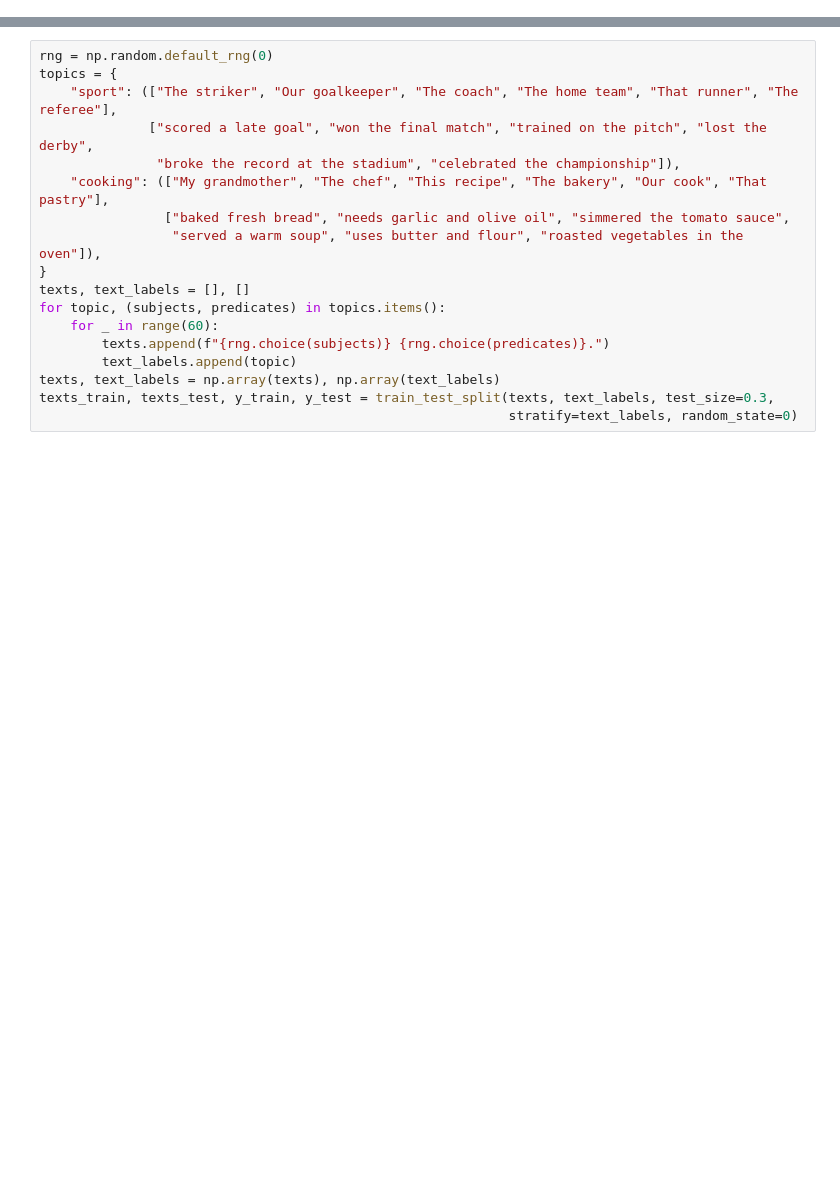
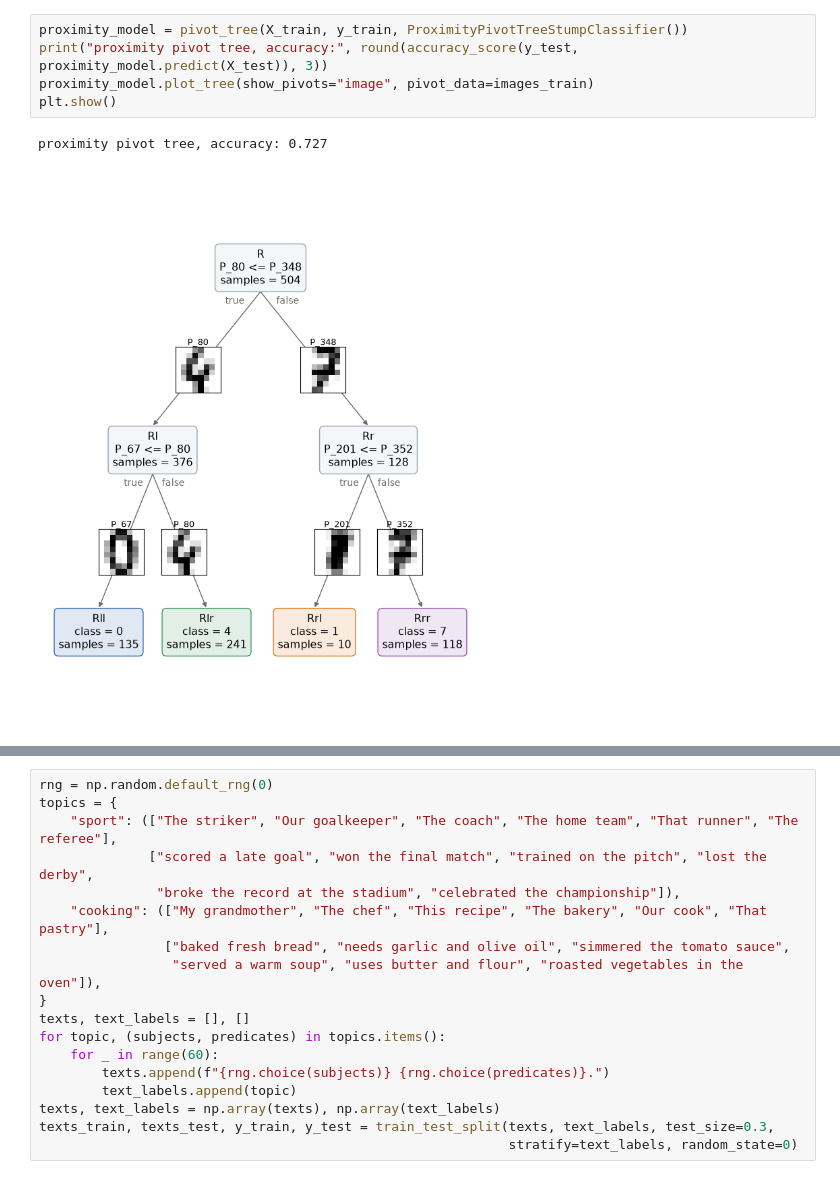
Before and after one commit to fismimosa/RuleTree, a Jupyter notebook: Examples/PivotTree_data_types.ipynb, the cells around one changed output, grey strips where cells are left out. Cells and saved outputs as stored; diff of their text form; blank space fills up the shorter version.

```diff
--- a/Examples/PivotTree_data_types.ipynb
+++ b/Examples/PivotTree_data_types.ipynb
@@ -158,3 +101,11 @@ accuracy: 0.727
+# %%
+proximity_model = pivot_tree(X_train, y_train, ProximityPivotTreeStumpClassifier())
+print("proximity pivot tree, accuracy:", round(accuracy_score(y_test, proximity_model.predict(X_test)), 3))
+proximity_model.plot_tree(show_pivots="image", pivot_data=images_train)
+plt.show()
+# %% [output]
+proximity pivot tree, accuracy: 0.727
+[figure, added]
 # %% [markdown]
 ## Time series
 
```
Also changed, not shown: parts of 30 cells of this notebook.
